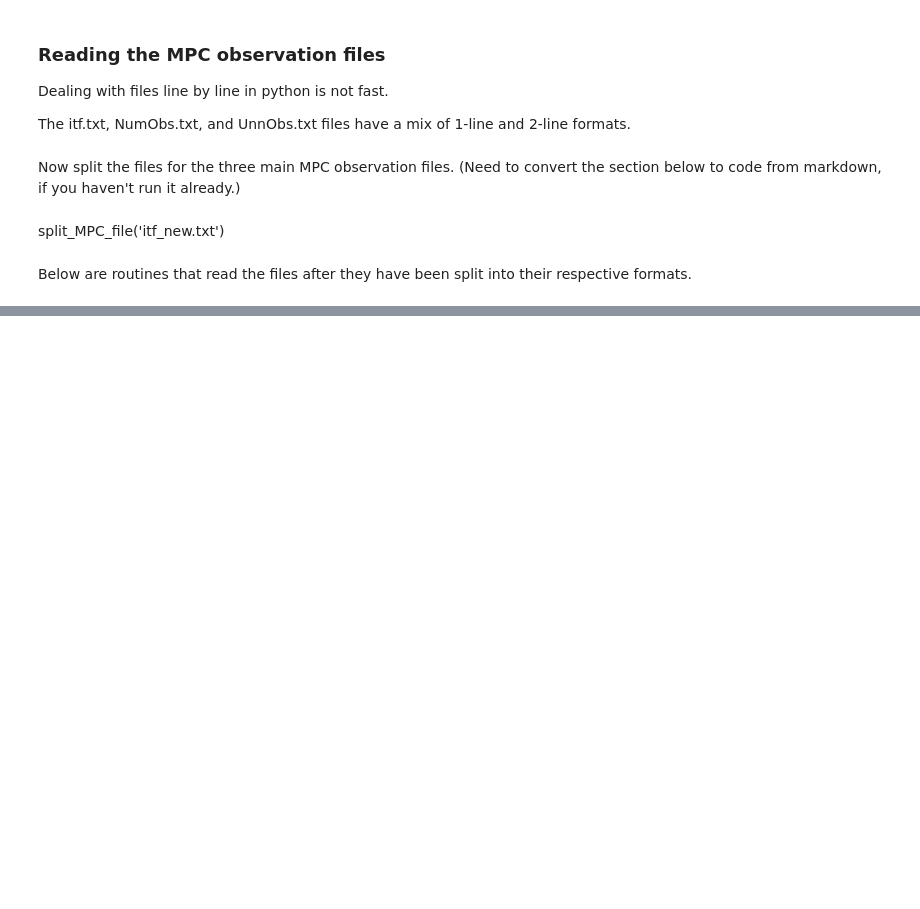
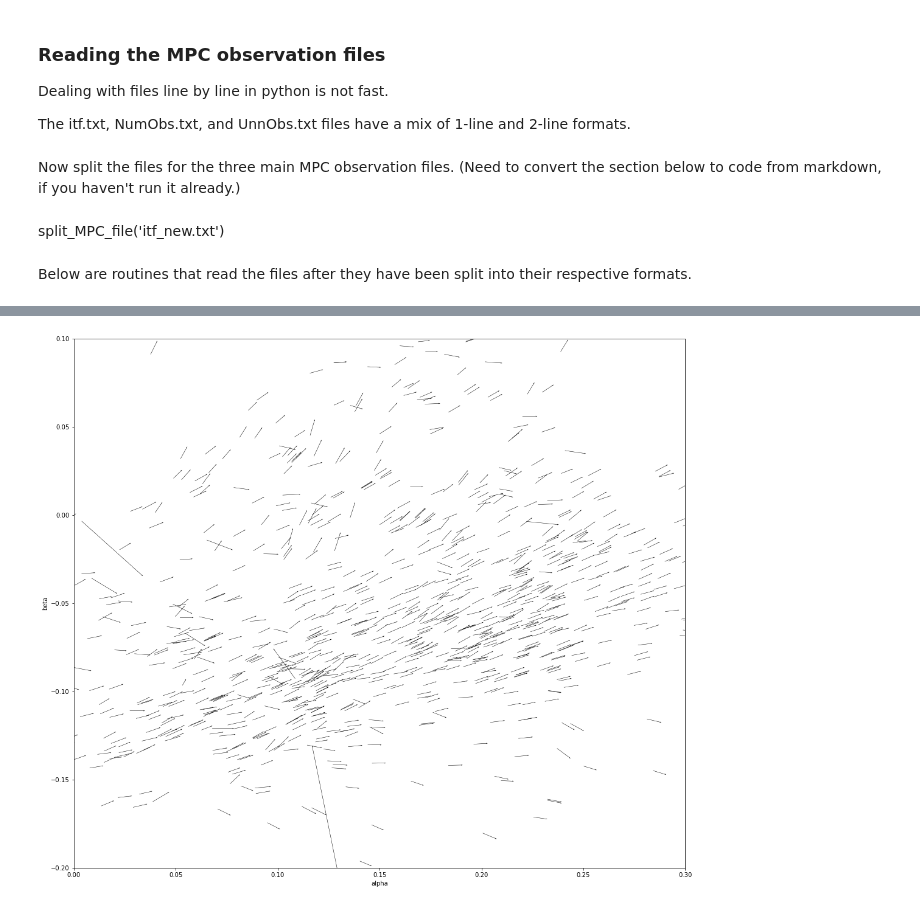
Before and after one commit to pblankley/Asteroid_Tracklets, a Jupyter notebook: ITF/ITF.ipynb, the cells around one changed output, grey strips where cells are left out. Saved outputs shown, nothing was run; the diff lists cells and outputs as text; code cells hidden in the pictures; blank space fills up the shorter version.

```diff
--- a/ITF/ITF.ipynb
+++ b/ITF/ITF.ipynb
@@ -938,3 +209,0 @@ f[str(2456323.0)][str(4543)]
-# %%
-for t in f:
-    print t, 'K05UE9M' in f[t]['151']
@@ -999,0 +292,6 @@ GM*(1/(au*au*au))*(dy*dy)/1000
+# %%
+# Returns the jd of new moon, to the nearest half day
+def night_center(n, tref=2457722.0125, p=29.49791666663562):
+    t = tref + p*n
+    tp = np.floor(t) + 0.5
+    return tp
@@ -999,0 +424,2 @@ GM*(1/(au*au*au))*(dy*dy)/1000
+# %%
+results_dict = defaultdict(list)
@@ -999,0 +457,21 @@ GM*(1/(au*au*au))*(dy*dy)/1000
+# %%
+t_ref = night_center(10)
+with open('test_r2.5_rd0.out', 'w') as outfile:
+    mxs, cxs, mys, cys = [], [], [], []
+    for k, v in results_dict.items():
+        t = [obs[0]-t_ref for obs in v]
+
+        x = [obs[1] for obs in v]
+        A = np.vstack([t, np.ones(len(t))]).T
+        mx, cx = np.linalg.lstsq(A, x)[0]
+        y = [obs[2] for obs in v]
+        my, cy = np.linalg.lstsq(A, y)[0]
+
+        mxs.append(mx)
+        cxs.append(cx)
+        mys.append(my)
+        cys.append(cy)
+
+        outstring = "%s %.16lf %.16lf %.16lf %.16lf\n" % (k, mx, cx, my, cy)
+        outfile.write(outstring)
+        print(k, mx, cx, my, cy)
@@ -999,0 +496,10 @@ GM*(1/(au*au*au))*(dy*dy)/1000
+# %%
+fig=plt.figure(figsize=(18, 16))
+plt.quiver(cxs, cys, mxs, mys, scale=0.2, width=0.0005)
+plt.xlim(-0.0, 0.3)
+plt.ylim(-0.2, 0.1)
+plt.xlabel('alpha')
+plt.ylabel('beta')
+plt.savefig('quiver.pdf')
+# %% [output]
+[figure, added]
```
Also changed, not shown: parts of 165 cells of this notebook, 1 other file.
